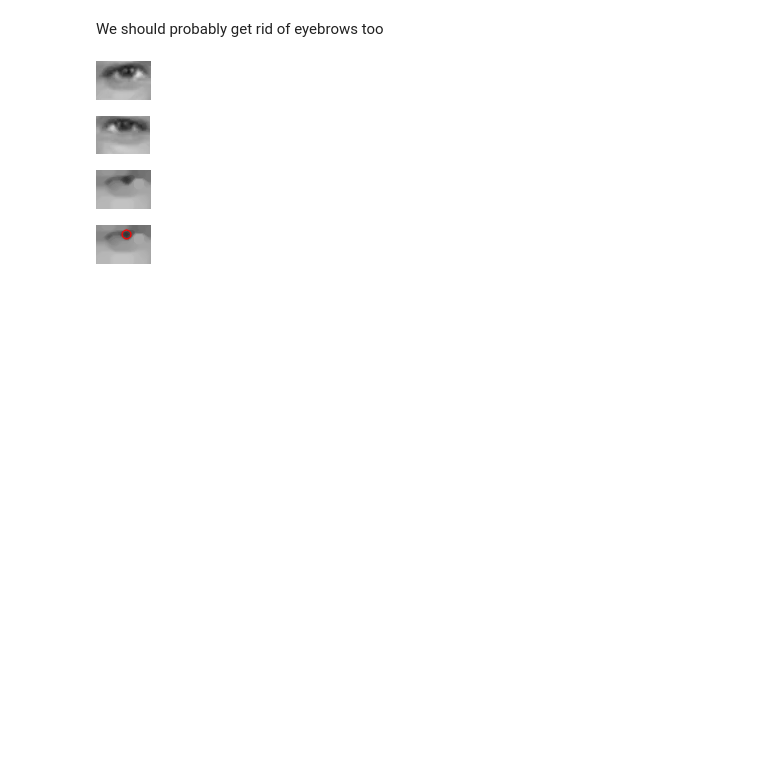
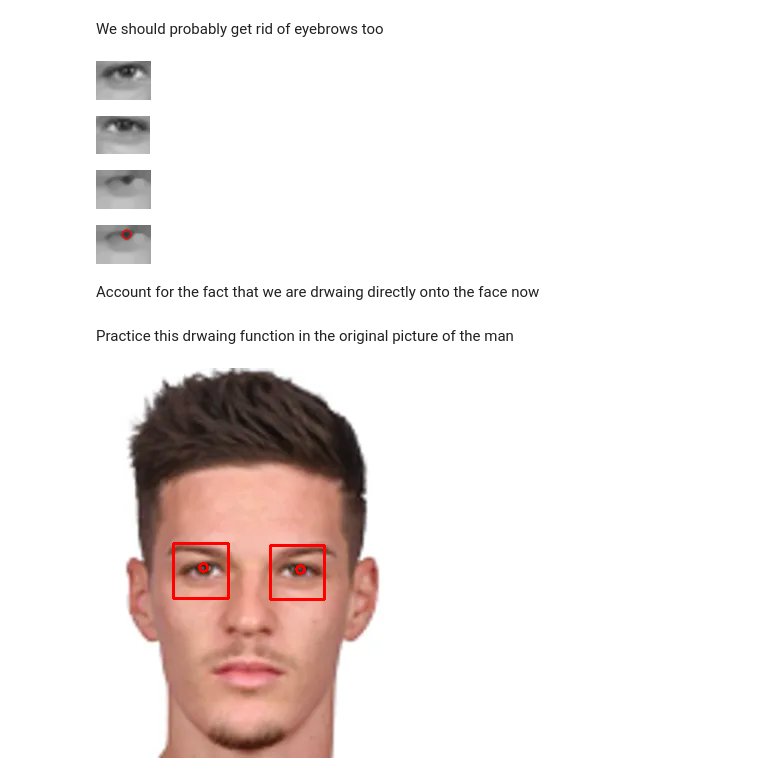
Before and after one commit to Naaafis/Low-Cost_Eye-Tracker, a Jupyter notebook: face_and_eye_detector_test.ipynb, the cells around one changed output. Cells and saved outputs as stored; diff of their text form; code cells hidden in the pictures; blank space fills up the shorter version.

Commit message:
attempting to get circles to show up on webcam images

```diff
--- a/face_and_eye_detector_test.ipynb
+++ b/face_and_eye_detector_test.ipynb
@@ -164,7 +162,7 @@ We should probably get rid of eyebrows too
 def no_eyebrows (eye):
     # get rid of the top 30 percent of the image of eyes so the only dark blobs are the pupils
     if eye is not None:
-        eye = eye[int(eye.shape[0] * 0.3):, :]
+        eye = eye[int(eye.shape[0] * 0.2):, :]
 
     return eye
 # %%
@@ -241,3 +239,59 @@ display(Image(io_buf.getvalue()))
 [figure]
 # %%
 cap.release()
+# %% [markdown]
+Account for the fact that we are drwaing directly onto the face now
+# %%
+def draw(img, blobs, eye_coordinates, dest=None): #
+    if dest is None:
+        dest = img
+
+    for blob in blobs:
+        x, y = eye_coordinates
+        center = (int(blob.pt[0]) + x, int(blob.pt[1]) + y)
+        radius = int(blob.size / 2)
+        cv2.circle(dest, center, radius, (0, 0, 255), 2)
+
+    return dest
+# %% [markdown]
+Practice this drwaing function in the original picture of the man
+# %%
+eye_detector = cv2.CascadeClassifier(haarcascades + "haarcascade_eye.xml")
+img = cv2.imread('dump/man.png')
+gray = cv2.cvtColor(img, cv2.COLOR_BGR2GRAY)
+
+eyes = eye_detector.detectMultiScale(gray, scaleFactor=1.1, minNeighbors=5, minSize=(30, 30))
+
+for (x, y, w, h) in eyes:
+
+    cv2.rectangle(img, (x, y), (x+w, y+h), (0, 0, 255), 2)
+    left, right = get_eyes(gray)
+
+    left = cv2.erode(left, None, iterations=2)
+    left = cv2.dilate(left, None, iterations=4)
+    left = cv2.medianBlur(left, 5)
+
+    left_pupil = detector.detect(left)
+
+    img = draw(img, left_pupil, (x, y))
+
+cv2.imshow('Eye Detection', img)
+# cv2.waitKey(0)
+# #time.sleep(5)
+# cv2.destroyAllWindows()
+
+left, right = get_eyes(gray)
+
+left = cv2.erode(left, None, iterations=2)
+left = cv2.dilate(left, None, iterations=4)
+left = cv2.medianBlur(left, 5)
+
+left_pupil = detector.detect(left)
+
+img = draw(img, left_pupil, (x, y))
+
+ret, buffer = cv2.imencode('.png', img)
+io_buf = io.BytesIO(buffer)
+display(Image(io_buf.getvalue()))
+# %% [output]
+[figure, added]
```
Also changed, not shown: parts of 3 cells of this notebook.
